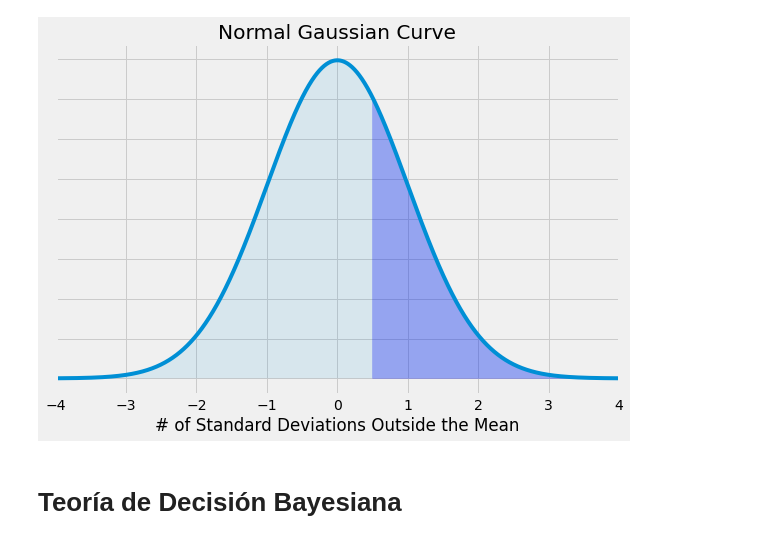
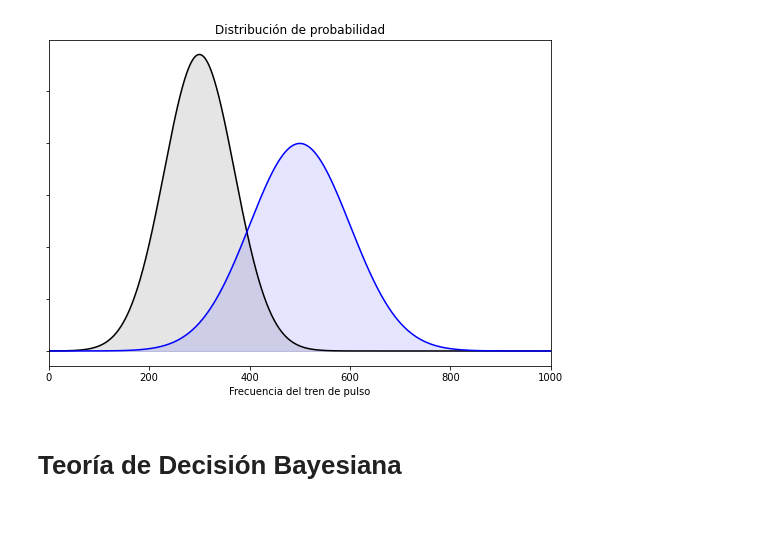
Before and after one commit to ijourdan/MiniCurso, a Jupyter notebook: Tema_1_D_Bayes/teo_dec_bayes.ipynb, the cells around one changed output. Cells and saved outputs as stored; diff of their text form; code cells hidden in the pictures; blank space fills up the shorter version.

```diff
--- a/Tema_1_D_Bayes/teo_dec_bayes.ipynb
+++ b/Tema_1_D_Bayes/teo_dec_bayes.ipynb
@@ -20,0 +41,33 @@ y2 = norm.pdf(x_all,mu1,sigma1)
+# %%
+
+# definici
+mu0 = 300
+sigma0 = 70
+
+mu1 = 500
+sigma1 = 100
+
+x = np.arange(0, 1000, 0.01) # rango de x
+
+h0 = norm.pdf(x,mu0,sigma0)
+data0= sigma0 * np.random.randn(1000)+mu0
+h1 = norm.pdf(x,mu1,sigma1)
+data0= sigma0 * np.random.randn(1000)+mu0
+# %%
+# plot
+fig, ax = plt.subplots(figsize=(9,6))
+#plt.style.use('fivethirtyeight')
+ax.plot(x,h0, color='k')
+ax.fill_between(x,h0,0, alpha=0.1, color='k')
+
+ax.plot(x,h1, color='b')
+ax.fill_between(x,h1,0, alpha=0.1, color='b')
+
+ax.set_xlim([0,1000])
+ax.set_xlabel('Frecuencia del tren de pulso')
+ax.set_yticklabels([])
+ax.set_title('Distribución de probabilidad')
+
+plt.show()
+# %% [output]
+[figure, added]
@@ -21,17 +85,13 @@ y2 = norm.pdf(x_all,mu1,sigma1)
 # %%
-# build the plot
 fig, ax = plt.subplots(figsize=(9,6))
-plt.style.use('fivethirtyeight')
-ax.plot(x_all,y2)
+#plt.style.use('fivethirtyeight')
+ax.plot(x_all,h0, color='k')
 
-ax.fill_between(x,y,0, alpha=0.3, color='b')
-ax.fill_between(x_all,y2,0, alpha=0.1)
+ax.fill_between(x,err,0, alpha=0.3, color='r')
+ax.fill_between(x_all,h0,0, alpha=0.1, color='k')
 ax.set_xlim([-4,4])
 ax.set_xlabel('# of Standard Deviations Outside the Mean')
 ax.set_yticklabels([])
 ax.set_title('Normal Gaussian Curve')
 
-#plt.savefig('normal_curve.png', dpi=72, bbox_inches='tight')
 plt.show()
-# %% [output]
-[figure, removed]
```
Also changed, not shown: parts of 8 cells of this notebook.
